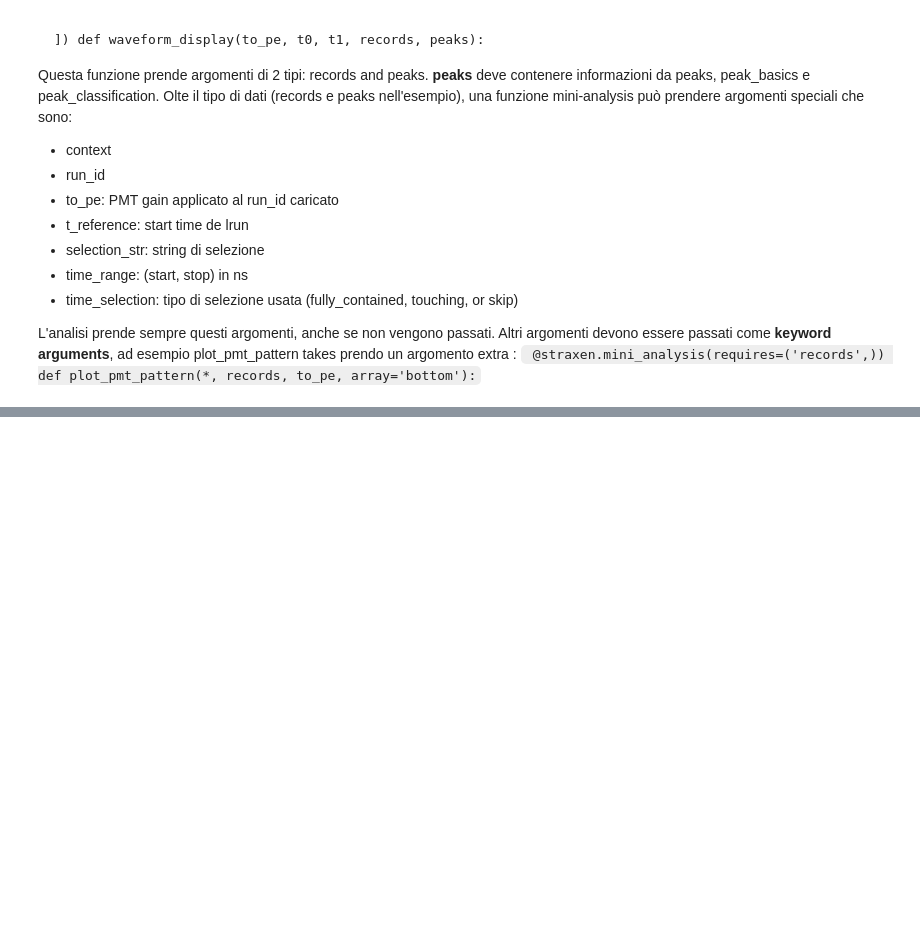
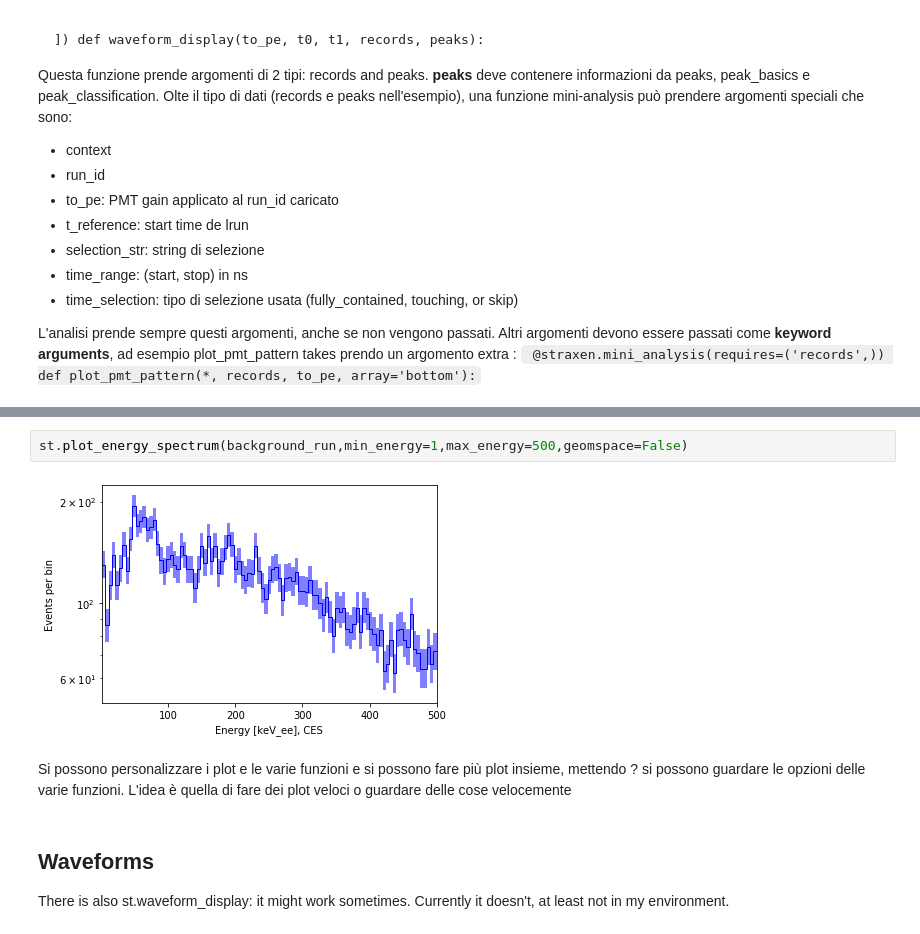
Before and after one commit to valerioda/xenon-note, a Jupyter notebook: straxferno/3-LoadData-MiniAnalysis.ipynb, the cells around one changed output, grey strips where cells are left out. Cells and saved outputs as stored; diff of their text form; blank space fills up the shorter version.

```diff
--- a/straxferno/3-LoadData-MiniAnalysis.ipynb
+++ b/straxferno/3-LoadData-MiniAnalysis.ipynb
@@ -62,0 +93,10 @@ L'analisi prende sempre questi argomenti, anche se non vengono passati. Altri ar
+# %%
+st.plot_energy_spectrum(background_run,min_energy=1,max_energy=500,geomspace=False)
+# %% [output]
+[figure, added]
+# %% [markdown]
+Si possono personalizzare i plot e le varie funzioni e si possono fare più plot insieme, mettendo ? si possono guardare le opzioni delle varie funzioni. L'idea è quella di fare dei plot veloci o guardare delle cose velocemente
+# %% [markdown]
+## Waveforms
+
+There is also st.waveform_display: it might work sometimes. Currently it doesn't, at least not in my environment.
```
Also changed, not shown: parts of 18 cells of this notebook, 5 other files.
